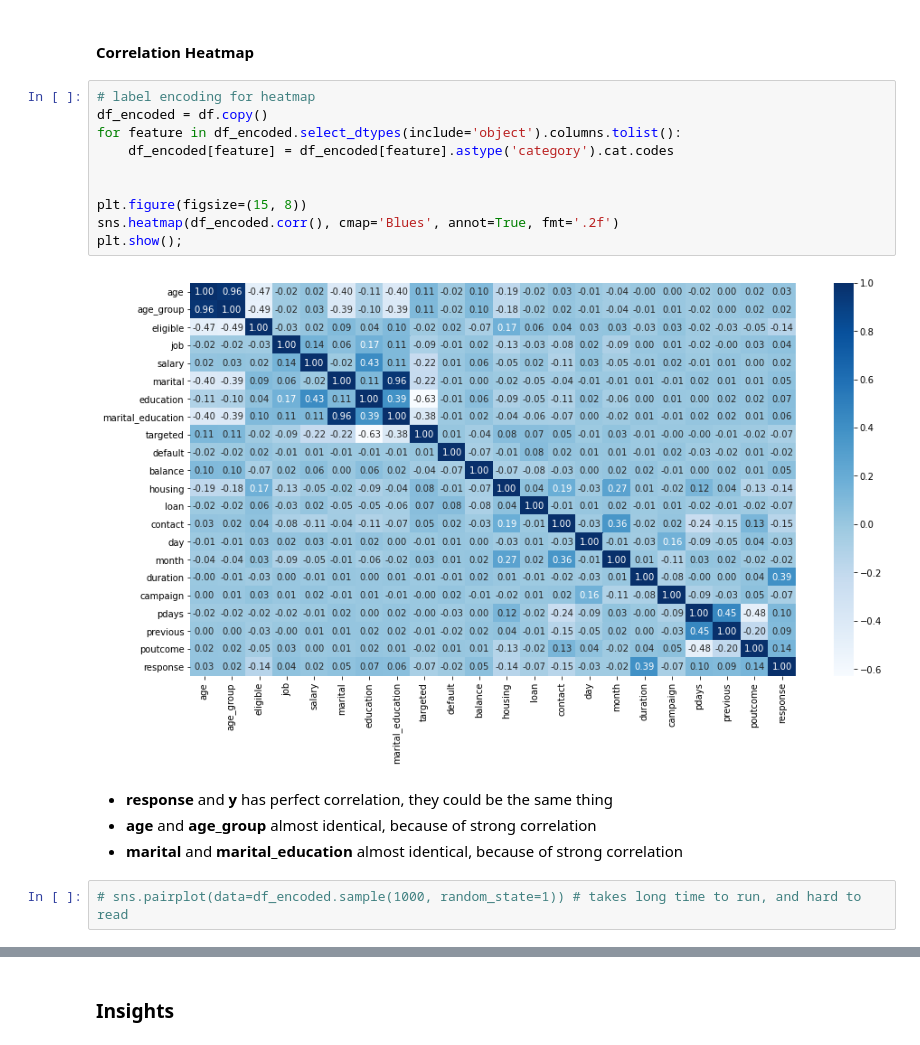
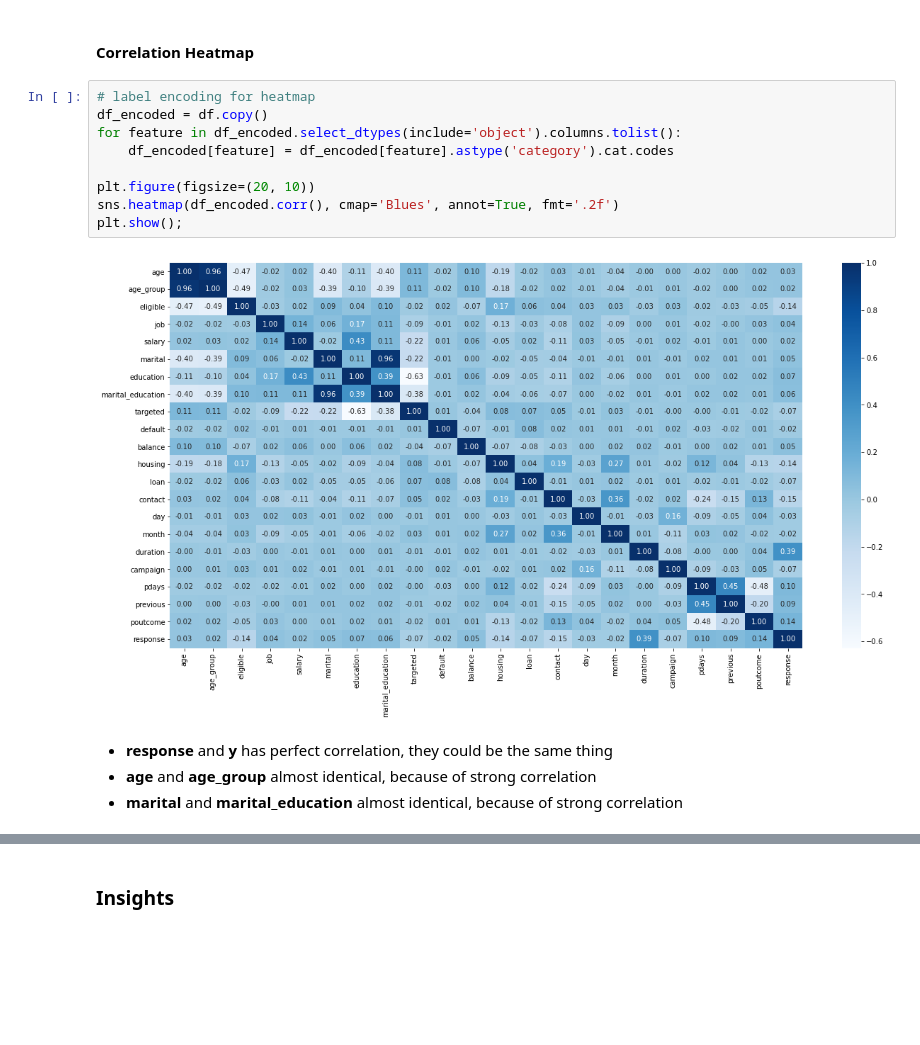
Before and after one commit to dendihandian/data-portfolio, a Jupyter notebook: bank-marketing/bank-marketing.ipynb, the cells around one changed output, grey strips where cells are left out. Cells and saved outputs as stored; diff of their text form; blank space fills up the shorter version.

```diff
--- a/bank-marketing/bank-marketing.ipynb
+++ b/bank-marketing/bank-marketing.ipynb
@@ -285,18 +285,15 @@ plt.show();
 # %%
 # label encoding for heatmap
 df_encoded = df.copy()
 for feature in df_encoded.select_dtypes(include='object').columns.tolist():
     df_encoded[feature] = df_encoded[feature].astype('category').cat.codes
 
-
-plt.figure(figsize=(15, 8))
+plt.figure(figsize=(20, 10))
 sns.heatmap(df_encoded.corr(), cmap='Blues', annot=True, fmt='.2f')
 plt.show();
 # %% [output]
-[figure, old version]
+[figure, new version]
 # %% [markdown]
 - **response** and **y** has perfect correlation, they could be the same thing
 - **age** and **age_group** almost identical, because of strong correlation
 - **marital** and **marital_education** almost identical, because of strong correlation
-# %%
-# sns.pairplot(data=df_encoded.sample(1000, random_state=1)) # takes long time to run, and hard to read
```
Also changed, not shown: parts of 3 cells of this notebook.
